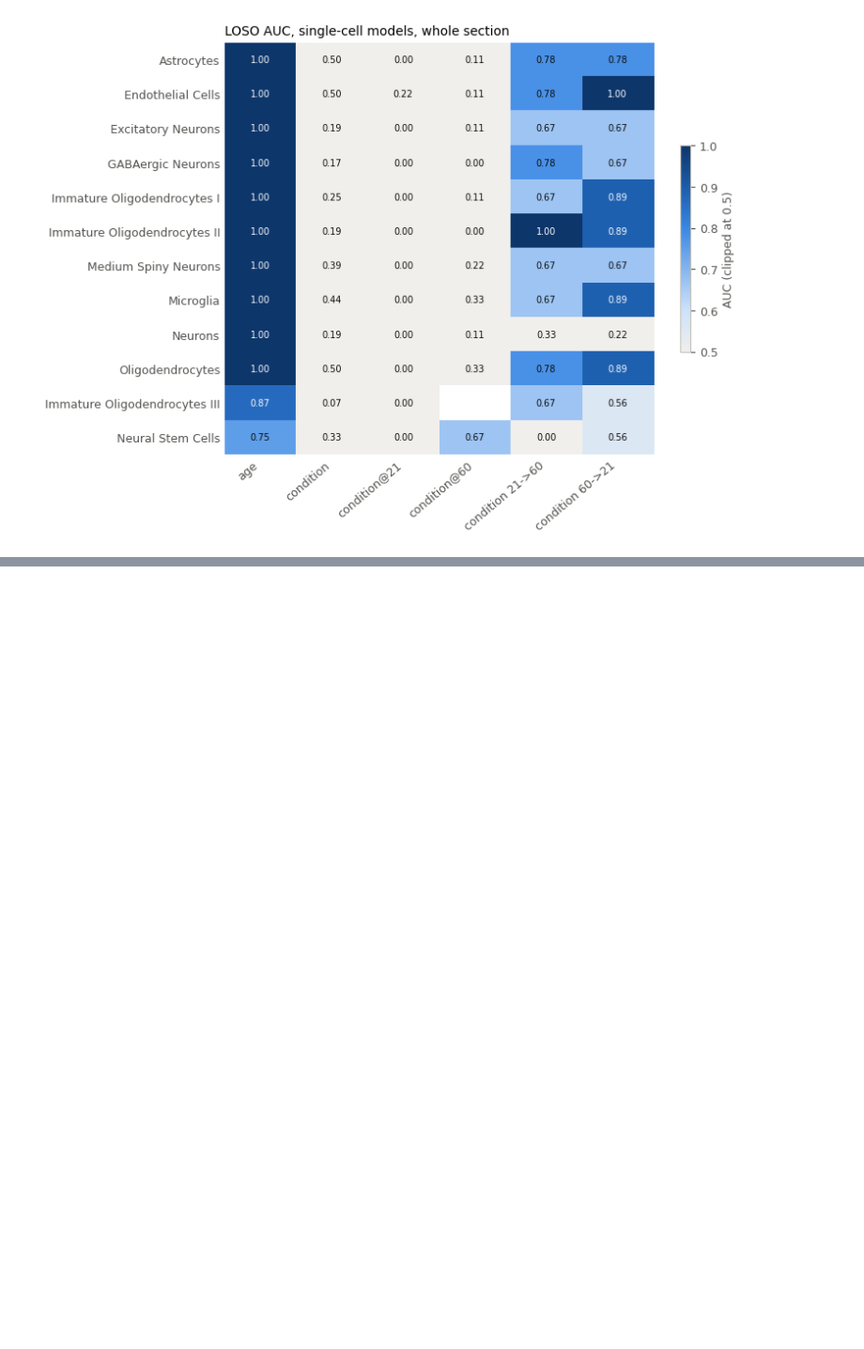
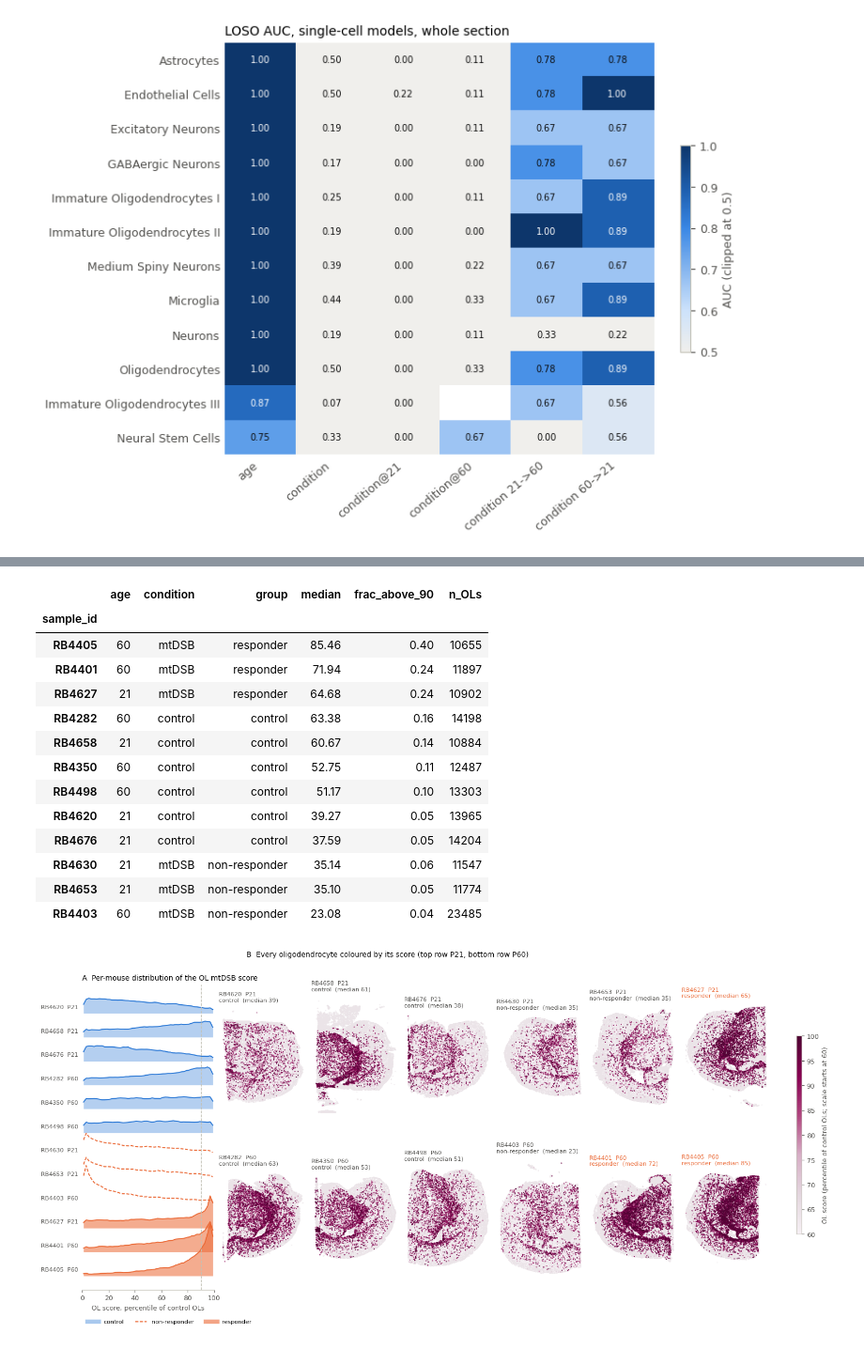
Before and after one commit to christoffermattssonlangseth/oligo-mtDSB, a Jupyter notebook: analysis/02-ol-response-and-classifiers.ipynb, the cells around one changed output, grey strips where cells are left out. Shown at 94% size. Cells and saved outputs as stored; diff of their text form; code cells hidden in the pictures; blank space fills up the shorter version.

```diff
--- a/analysis/02-ol-response-and-classifiers.ipynb
+++ b/analysis/02-ol-response-and-classifiers.ipynb
@@ -504,0 +514,73 @@ save_table(reg_tr.pivot_table(index=["cell_type", "region"], columns="task", val
+# %%
+cs = clf_cells["cell_scores"]
+ol = cs.loc[cs.cell_type == olr.OL, ["sample_id", "region", "p_pos[condition]"]].dropna().copy()
+ctrl_sorted = np.sort(ol.loc[ol.sample_id.isin(ctrl_ids), "p_pos[condition]"].to_numpy())
+ol["pct_of_control"] = 100 * np.searchsorted(ctrl_sorted, ol["p_pos[condition]"].to_numpy(), side="right") / len(ctrl_sorted)
+score_summary = ol.groupby("sample_id")["pct_of_control"].agg(
+    median="median", frac_above_90=lambda v: (v > 90).mean(), n_OLs="size")
+score_summary = sections[["age", "condition", "group"]].join(score_summary)
+save_table(score_summary.round(3), "ol_score_percentile_by_section")
+display(score_summary.sort_values("median", ascending=False).round(2))
+
+PLUMSEQ = LinearSegmentedColormap.from_list("ki_plum", ["#f6f0f4", "#e3d6de", "#d7aec6", "#b0457f", "#870052", "#4f0433"])
+order = sections.assign(o=sections.group.map({g: i for i, g in enumerate(GROUP_ORDER)})).sort_values(["o", "age"]).index
+fig = plt.figure(figsize=(17, 7.6))
+gsp = fig.add_gridspec(2, 7, width_ratios=[1.5, 1, 1, 1, 1, 1, 1], wspace=0.05, hspace=0.12)
+
+# A: ridge of per-mouse distributions
+ax = fig.add_subplot(gsp[:, 0])
+bins = np.linspace(0, 100, 51)
+centers = (bins[:-1] + bins[1:]) / 2
+for i, sid in enumerate(order[::-1]):
+    v = ol.loc[ol.sample_id == sid, "pct_of_control"].to_numpy()
+    d, _ = np.histogram(v, bins=bins, density=True)
+    d = np.convolve(d, np.ones(3) / 3, mode="same") * 100 * 0.45
+    g = sections.loc[sid, "group"]
+    col = {"control": BLUE, "non-responder": ORANGE, "responder": ORANGE}[g]
+    ax.fill_between(centers, i, i + d, color=col, alpha={"control": 0.35, "non-responder": 0.0, "responder": 0.55}[g], lw=0)
+    ax.plot(centers, i + d, color=col, lw=1.4, ls="-" if g != "non-responder" else (0, (3, 1.5)))
+    ax.text(-3, i + 0.15, f"{sid}  P{sections.loc[sid, 'age']}", ha="right", va="bottom", fontsize=8, color=INK2)
+ax.axvline(90, color=AXIS, lw=1, ls="--")
+ax.set_xlim(0, 100); ax.set_yticks([]); ax.spines["left"].set_visible(False)
+ax.set_xlabel("OL score, percentile of control OLs")
+ax.set_title("A  Per-mouse distribution of the OL mtDSB score")
+from matplotlib.lines import Line2D
+ax.legend(handles=[Line2D([], [], color=BLUE, lw=6, alpha=0.4, label="control"),
+                   Line2D([], [], color=ORANGE, lw=1.4, ls=(0, (3, 1.5)), label="non-responder"),
+                   Line2D([], [], color=ORANGE, lw=6, alpha=0.6, label="responder")],
+          frameon=False, fontsize=8, loc="upper left", bbox_to_anchor=(0, -0.08), ncol=3)
+
+# B: continuous maps
+ct = cell_table[["sample_id", "x_centroid", "y_centroid"]]
+map_order = sections.assign(o=sections.group.map({g: i for i, g in enumerate(GROUP_ORDER)})).sort_values(["age", "o"]).index
+for k, sid in enumerate(map_order):
+    axm = fig.add_subplot(gsp[k // 6, 1 + k % 6])
+    c = ct[ct.sample_id == sid]
+    bg = c.sample(min(len(c), 40000), random_state=0)
+    axm.scatter(bg.x_centroid, bg.y_centroid, s=0.12, color="#ebe4e8", rasterized=True)
+    o = c.join(ol["pct_of_control"], how="inner").sort_values("pct_of_control")
+    sca = axm.scatter(o.x_centroid, o.y_centroid, c=o["pct_of_control"], s=0.3, cmap=PLUMSEQ, vmin=60, vmax=100, rasterized=True)
+    axm.set_aspect("equal"); axm.axis("off")
+    g = sections.loc[sid, "group"]
+    axm.set_title(f"{sid}  P{sections.loc[sid, 'age']}\n{g}  (median {score_summary.loc[sid, 'median']:.0f})", fontsize=8,
+                  color=ORANGE if g == "responder" else INK2)
+cax = fig.add_axes([0.93, 0.25, 0.006, 0.5])
+fig.colorbar(sca, cax=cax, label="OL score (percentile of control OLs; scale starts at 60)")
+fig.text(0.31, 0.95, "B  Every oligodendrocyte coloured by its score (top row P21, bottom row P60)", fontsize=10, color=INK)
+save(fig, "F8_ol_score_maps")
+# %% [output]
+|  | age | condition | group | median | frac_above_90 | n_OLs |
+| sample_id |  |  |  |  |  |  |
+| RB4405 | 60 | mtDSB | responder | 85.46 | 0.40 | 10655 |
+| RB4401 | 60 | mtDSB | responder | 71.94 | 0.24 | 11897 |
+| RB4627 | 21 | mtDSB | responder | 64.68 | 0.24 | 10902 |
+| RB4282 | 60 | control | control | 63.38 | 0.16 | 14198 |
+| RB4658 | 21 | control | control | 60.67 | 0.14 | 10884 |
+| RB4350 | 60 | control | control | 52.75 | 0.11 | 12487 |
+| RB4498 | 60 | control | control | 51.17 | 0.10 | 13303 |
+| RB4620 | 21 | control | control | 39.27 | 0.05 | 13965 |
+| RB4676 | 21 | control | control | 37.59 | 0.05 | 14204 |
+| RB4630 | 21 | mtDSB | non-responder | 35.14 | 0.06 | 11547 |
+| RB4653 | 21 | mtDSB | non-responder | 35.10 | 0.05 | 11774 |
+| RB4403 | 60 | mtDSB | non-responder | 23.08 | 0.04 | 23485 |
+[figure, added]
```
Also changed, not shown: parts of 2 cells of this notebook, 23 other files.
